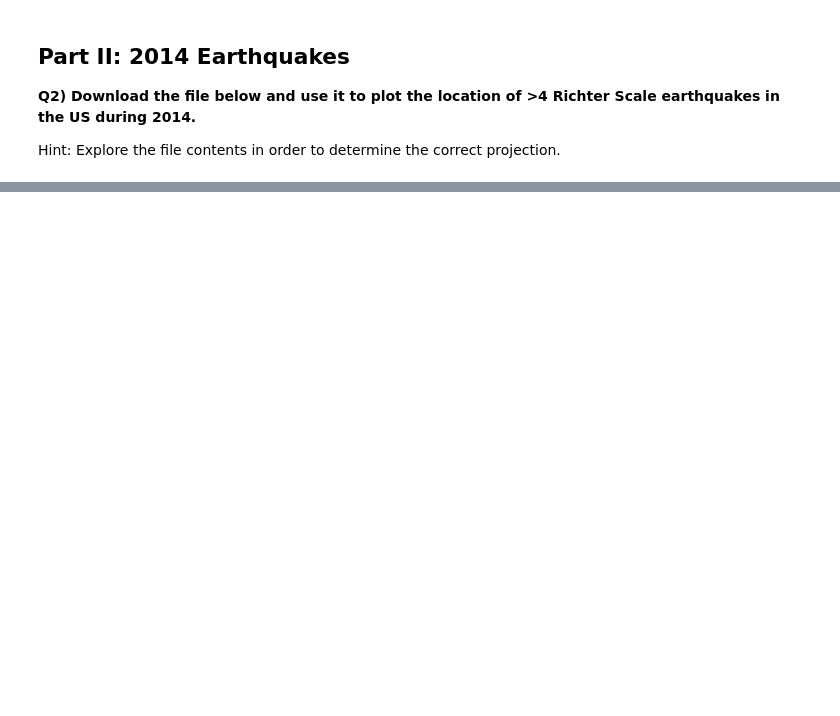
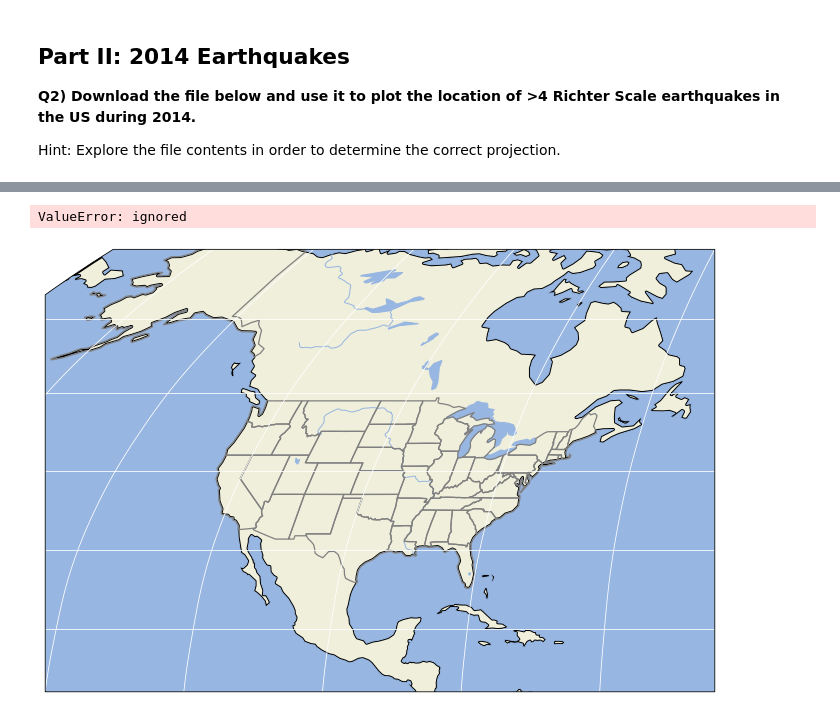
Before and after one commit to emiljor/2022_Intro_Python, a Jupyter notebook: Exercises/W2_S2.ipynb, the cells around one changed output, grey strips where cells are left out. Drawn from its saved outputs; the diff is of its cells as text; code cells hidden in the pictures; blank space fills up the shorter version.

```diff
--- a/Exercises/W2_S2.ipynb
+++ b/Exercises/W2_S2.ipynb
@@ -266,26 +261,29 @@ usgs_2014_large = usgs_2014_nonan[usgs_2014_nonan['mag']>4]
 # %%
 fig,ax = plt.subplots(1,1,figsize=(12, 12),subplot_kw={'projection': ccrs.Robinson()})
 # The rest doesn't change:
 ax.set_extent([-140, -60, 12,70], ccrs.PlateCarree())
 
 ######################################################################################################################################################
 # Add Land, Ocean, Rivers, and State Lines
 # Hint: Land linewidth = 3; States: edgecolor='gray',linewidth=1.25; lakes/ocean/rivers: no change
 # Hint: https://matplotlib.org/stable/gallery/color/named_colors.html for the names of the colors available
 ######################################################################################################################################################
-____.add_feature(cartopy._____.____, edgecolor='____',linewidths=____)
-____.add_feature(cartopy._____.____)
-____.add_feature(cartopy._____.____)
-____.add_feature(cartopy._____.____)
-____.add_feature(cartopy._____.____,edgecolor='____',linewidth=____)
-____.gridlines(lw=____,color='____')
+ax.add_feature(cartopy.feature.LAND, edgecolor='k',linewidths=3)
+ax.add_feature(cartopy.feature.RIVERS)
+ax.add_feature(cartopy.feature.OCEAN)
+ax.add_feature(cartopy.feature.LAKES)
+ax.add_feature(cartopy.feature.STATES,edgecolor='gray',linewidth=1.25)
+ax.gridlines(lw=1,color='w')
 
 ######################################################################################################################################################
 # Add Scatter points for earthquake data
 # Hint: usgs_2014_large['longitude'] to access logitude data, usgs_2014_large['latitude'] to access latitude data, usgs_2014_large['mag'] to access Earthquake magnitudes
 # Hint: https://matplotlib.org/stable/gallery/color/named_colors.html for the names of the colors available
 ######################################################################################################################################################
-____ = ax.scatter(____,____,s=62,c=____,marker='o',cmap='____',edgecolors='____',linewidths=2, transform=____)
-plt.colorbar(____,ax=____,fraction=0.016, pad=0.04,label='____')
-ax.set_title('____')
+earthqscatter = ax.scatter(usgs_2014_large['longitude'],usgs_2014_large['latitude'],s=62,c=usgs_2014_large['mag'],marker='o',cmap='r',edgecolors='k',linewidths=2)
+plt.colorbar(earthqscatter,ax=ax[0],fraction=0.016, pad=0.04,label='Earthquake magnitude')
+ax.set_title('Earthquakes>4')
 plt.show()
+# %% [output]
+ValueError: ignored
+[figure, added]
```
Also changed, not shown: parts of 5 cells of this notebook.
